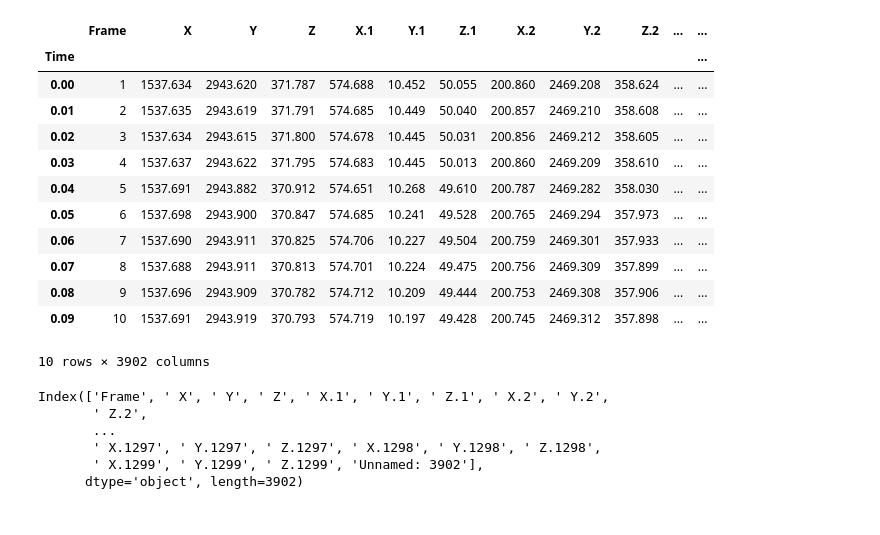
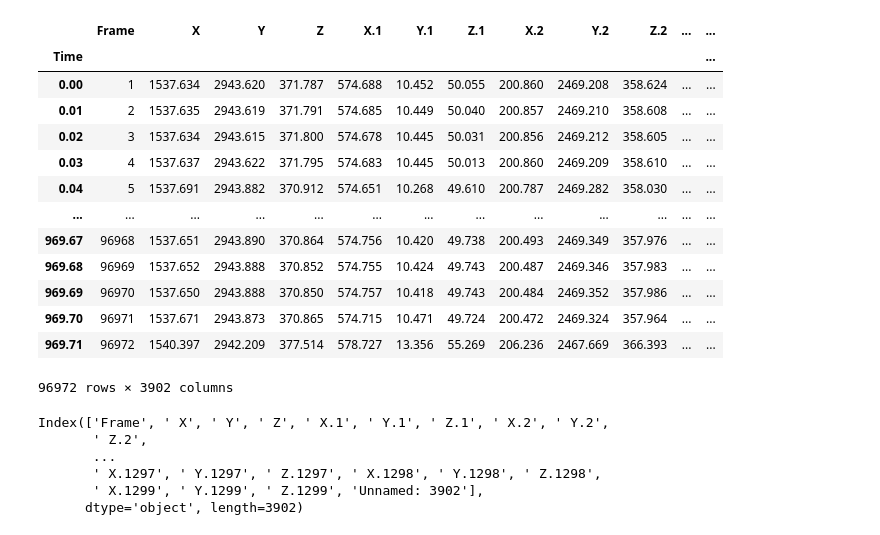
Before and after one commit to Mark-Bugden/Locust-Physics, a Jupyter notebook: Data_exploration.ipynb, the cells around one changed output. Drawn from its saved outputs; the diff is of its cells as text; code cells hidden in the pictures.

```diff
--- a/Data_exploration.ipynb
+++ b/Data_exploration.ipynb
@@ -5,23 +5,24 @@ import os
 import random
 import numpy as np
 # %%
-df = pd.read_csv('D:/Data/LocustTest/200_locust_11142022_0002.tsv', sep='\t', skiprows=11, index_col='Time')
+df = pd.read_csv('D:/Hanger-Locust/200_locust_11142022_0002.tsv', sep='\t', skiprows=11, index_col='Time')
 # %%
-df.head(10)
+df
 # %% [output]
 |  | Frame | X | Y | Z | X.1 | Y.1 | Z.1 | X.2 | Y.2 | Z.2 | ... | ... |
 | Time |  |  |  |  |  |  |  |  |  |  |  | ... |
 | 0.00 | 1 | 1537.634 | 2943.620 | 371.787 | 574.688 | 10.452 | 50.055 | 200.860 | 2469.208 | 358.624 | ... | ... |
 | 0.01 | 2 | 1537.635 | 2943.619 | 371.791 | 574.685 | 10.449 | 50.040 | 200.857 | 2469.210 | 358.608 | ... | ... |
 | 0.02 | 3 | 1537.634 | 2943.615 | 371.800 | 574.678 | 10.445 | 50.031 | 200.856 | 2469.212 | 358.605 | ... | ... |
 | 0.03 | 4 | 1537.637 | 2943.622 | 371.795 | 574.683 | 10.445 | 50.013 | 200.860 | 2469.209 | 358.610 | ... | ... |
 | 0.04 | 5 | 1537.691 | 2943.882 | 370.912 | 574.651 | 10.268 | 49.610 | 200.787 | 2469.282 | 358.030 | ... | ... |
-| 0.05 | 6 | 1537.698 | 2943.900 | 370.847 | 574.685 | 10.241 | 49.528 | 200.765 | 2469.294 | 357.973 | ... | ... |
-| 0.06 | 7 | 1537.690 | 2943.911 | 370.825 | 574.706 | 10.227 | 49.504 | 200.759 | 2469.301 | 357.933 | ... | ... |
-| 0.07 | 8 | 1537.688 | 2943.911 | 370.813 | 574.701 | 10.224 | 49.475 | 200.756 | 2469.309 | 357.899 | ... | ... |
-| 0.08 | 9 | 1537.696 | 2943.909 | 370.782 | 574.712 | 10.209 | 49.444 | 200.753 | 2469.308 | 357.906 | ... | ... |
-| 0.09 | 10 | 1537.691 | 2943.919 | 370.793 | 574.719 | 10.197 | 49.428 | 200.745 | 2469.312 | 357.898 | ... | ... |
+| ... | ... | ... | ... | ... | ... | ... | ... | ... | ... | ... | ... | ... |
+| 969.67 | 96968 | 1537.651 | 2943.890 | 370.864 | 574.756 | 10.420 | 49.738 | 200.493 | 2469.349 | 357.976 | ... | ... |
+| 969.68 | 96969 | 1537.652 | 2943.888 | 370.852 | 574.755 | 10.424 | 49.743 | 200.487 | 2469.346 | 357.983 | ... | ... |
+| 969.69 | 96970 | 1537.650 | 2943.888 | 370.850 | 574.757 | 10.418 | 49.743 | 200.484 | 2469.352 | 357.986 | ... | ... |
+| 969.70 | 96971 | 1537.671 | 2943.873 | 370.865 | 574.715 | 10.471 | 49.724 | 200.472 | 2469.324 | 357.964 | ... | ... |
+| 969.71 | 96972 | 1540.397 | 2942.209 | 377.514 | 578.727 | 13.356 | 55.269 | 206.236 | 2467.669 | 366.393 | ... | ... |
-10 rows × 3902 columns
+96972 rows × 3902 columns
 # %%
 df.columns
 # %% [output]
```
Also changed, not shown: parts of 17 cells of this notebook, 1 other file.
